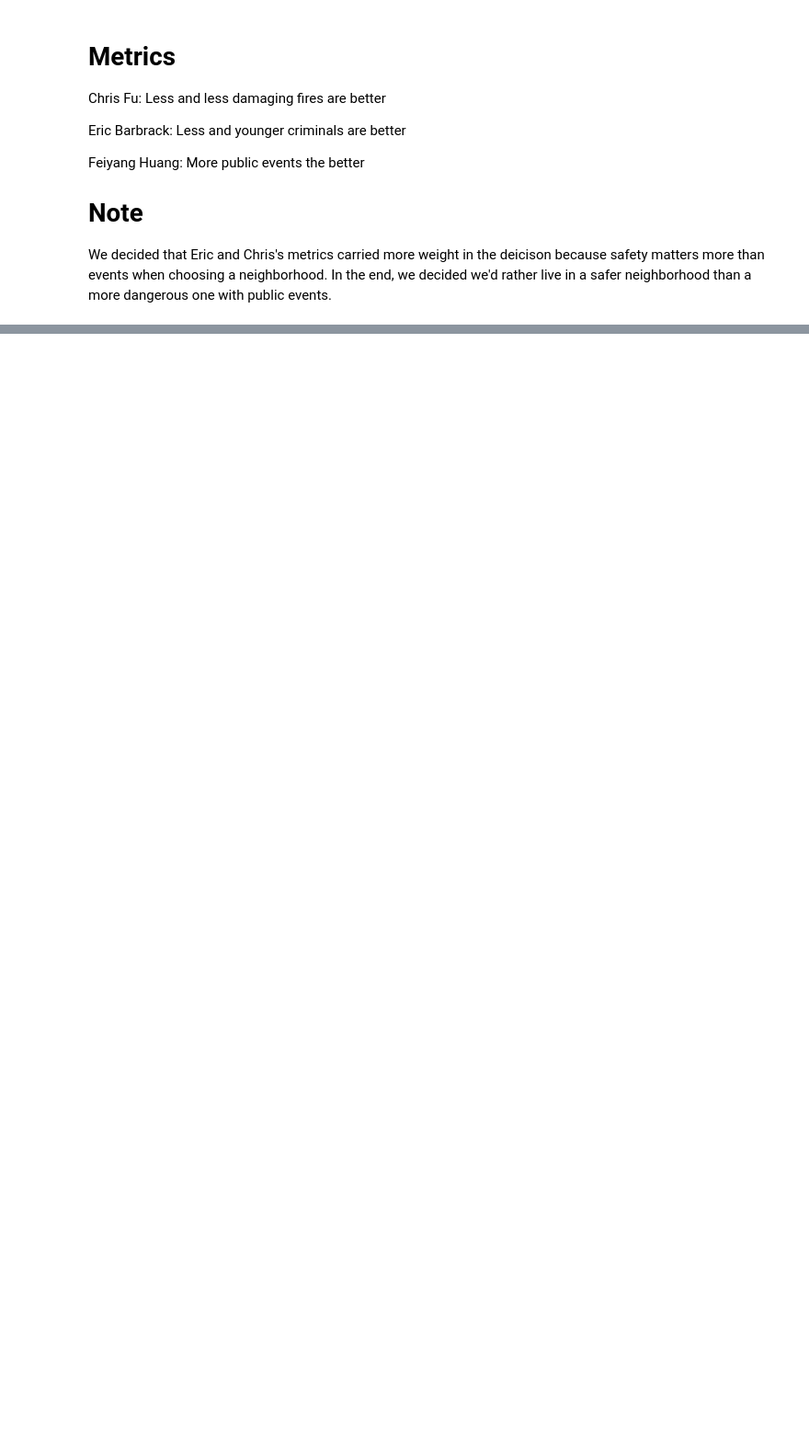
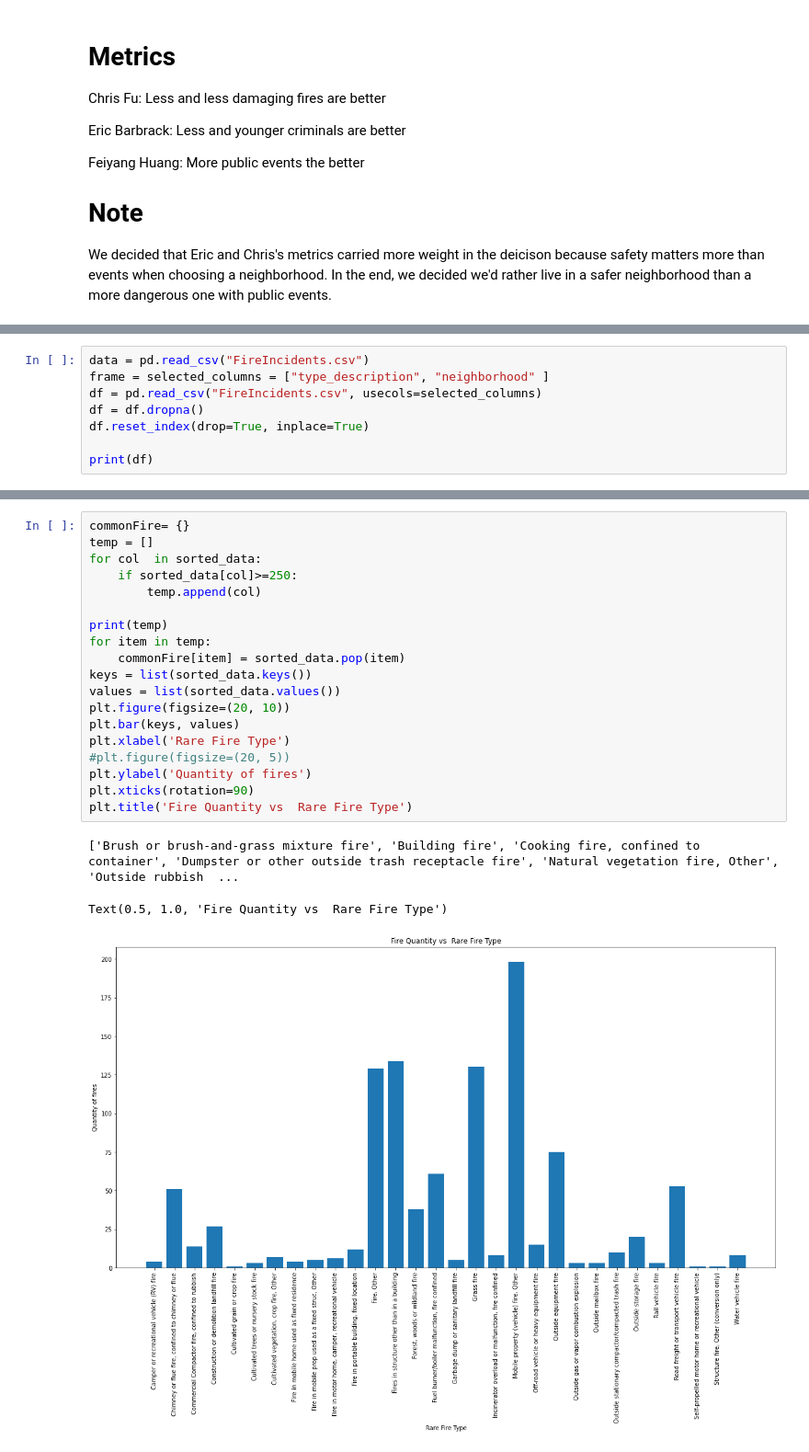
Before and after one commit to Eric-Barbrack/Big-Ideas-Final-Project, a Jupyter notebook: Explain.ipynb, the cells around one changed output, grey strips where cells are left out. Shown at 92% size. Drawn from its saved outputs; the diff is of its cells as text; blank space fills up the shorter version.

```diff
--- a/Explain.ipynb
+++ b/Explain.ipynb
@@ -10,0 +20,8 @@ We decided that Eric and Chris's metrics carried more weight in the deicison bec
+# %%
+data = pd.read_csv("FireIncidents.csv")
+frame = selected_columns = ["type_description", "neighborhood" ]
+df = pd.read_csv("FireIncidents.csv", usecols=selected_columns)
+df = df.dropna()
+df.reset_index(drop=True, inplace=True)
+
+print(df)
@@ -10,0 +112,23 @@ We decided that Eric and Chris's metrics carried more weight in the deicison bec
+# %%
+commonFire= {}
+temp = []
+for col  in sorted_data:
+    if sorted_data[col]>=250:
+        temp.append(col)
+
+print(temp)
+for item in temp:
+    commonFire[item] = sorted_data.pop(item)
+keys = list(sorted_data.keys())
+values = list(sorted_data.values())
+plt.figure(figsize=(20, 10))
+plt.bar(keys, values)
+plt.xlabel('Rare Fire Type')
+#plt.figure(figsize=(20, 5))
+plt.ylabel('Quantity of fires')
+plt.xticks(rotation=90)
+plt.title('Fire Quantity vs  Rare Fire Type')
+# %% [output]
+['Brush or brush-and-grass mixture fire', 'Building fire', 'Cooking fire, confined to container', 'Dumpster or other outside trash receptacle fire', 'Natural vegetation fire, Other', 'Outside rubbish  ...
+Text(0.5, 1.0, 'Fire Quantity vs  Rare Fire Type')
+[figure, added]
```
Also changed, not shown: parts of 43 cells of this notebook, 1 other file.
